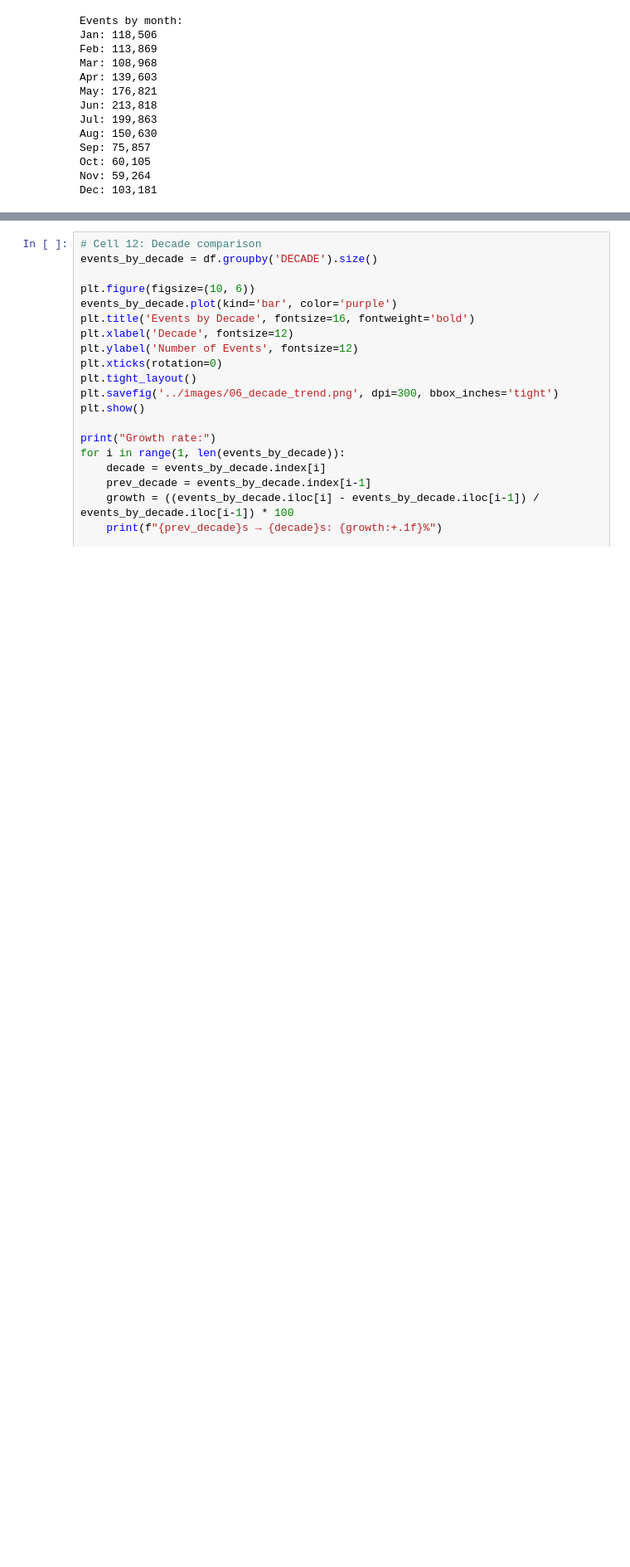
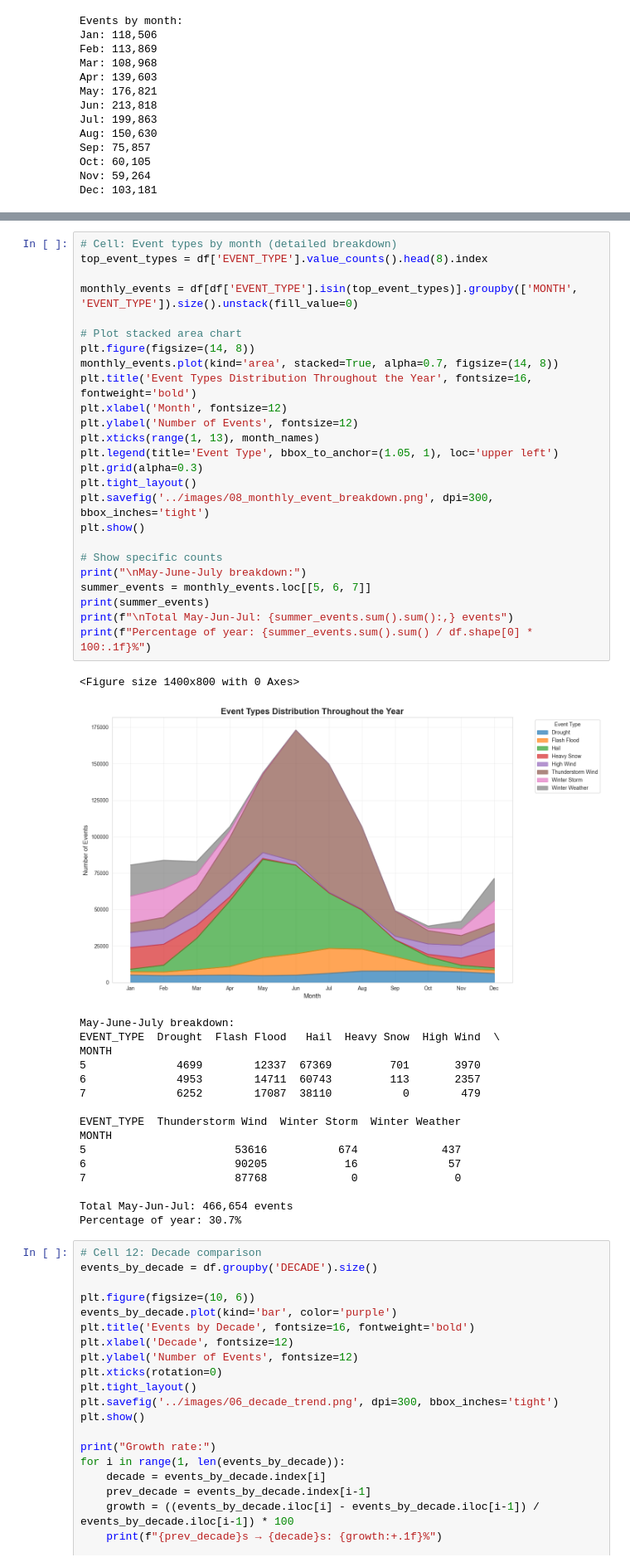
Before and after one commit to Lucasqrz1/us_extreme_weather_prediction, a Jupyter notebook: notebooks/01_data_exploration.ipynb, the cells around one changed output, grey strips where cells are left out. Shown at 83% size. Cells and saved outputs as stored; diff of their text form; blank space fills up the shorter version.

```diff
--- a/notebooks/01_data_exploration.ipynb
+++ b/notebooks/01_data_exploration.ipynb
@@ -339,3 +480,46 @@ Dec: 103,181
+# %%
+# Cell: Event types by month (detailed breakdown)
+top_event_types = df['EVENT_TYPE'].value_counts().head(8).index
+
+monthly_events = df[df['EVENT_TYPE'].isin(top_event_types)].groupby(['MONTH', 'EVENT_TYPE']).size().unstack(fill_value=0)
+
+# Plot stacked area chart
+plt.figure(figsize=(14, 8))
+monthly_events.plot(kind='area', stacked=True, alpha=0.7, figsize=(14, 8))
+plt.title('Event Types Distribution Throughout the Year', fontsize=16, fontweight='bold')
+plt.xlabel('Month', fontsize=12)
+plt.ylabel('Number of Events', fontsize=12)
+plt.xticks(range(1, 13), month_names)
+plt.legend(title='Event Type', bbox_to_anchor=(1.05, 1), loc='upper left')
+plt.grid(alpha=0.3)
+plt.tight_layout()
+plt.savefig('../images/08_monthly_event_breakdown.png', dpi=300, bbox_inches='tight')
+plt.show()
+
+# Show specific counts
+print("\nMay-June-July breakdown:")
+summer_events = monthly_events.loc[[5, 6, 7]]
+print(summer_events)
+print(f"\nTotal May-Jun-Jul: {summer_events.sum().sum():,} events")
+print(f"Percentage of year: {summer_events.sum().sum() / df.shape[0] * 100:.1f}%")
+# %% [output]
+<Figure size 1400x800 with 0 Axes>
+[figure, added]
+May-June-July breakdown:
+EVENT_TYPE  Drought  Flash Flood   Hail  Heavy Snow  High Wind  \
+MONTH
+5              4699        12337  67369         701       3970
+6              4953        14711  60743         113       2357
+7              6252        17087  38110           0        479
+
+EVENT_TYPE  Thunderstorm Wind  Winter Storm  Winter Weather
+MONTH
+5                       53616           674             437
+6                       90205            16              57
+7                       87768             0               0
+
+Total May-Jun-Jul: 466,654 events
+Percentage of year: 30.7%
 # %%
 # Cell 12: Decade comparison
 events_by_decade = df.groupby('DECADE').size()
```
Also changed, not shown: parts of 6 cells of this notebook, 4 other files.
